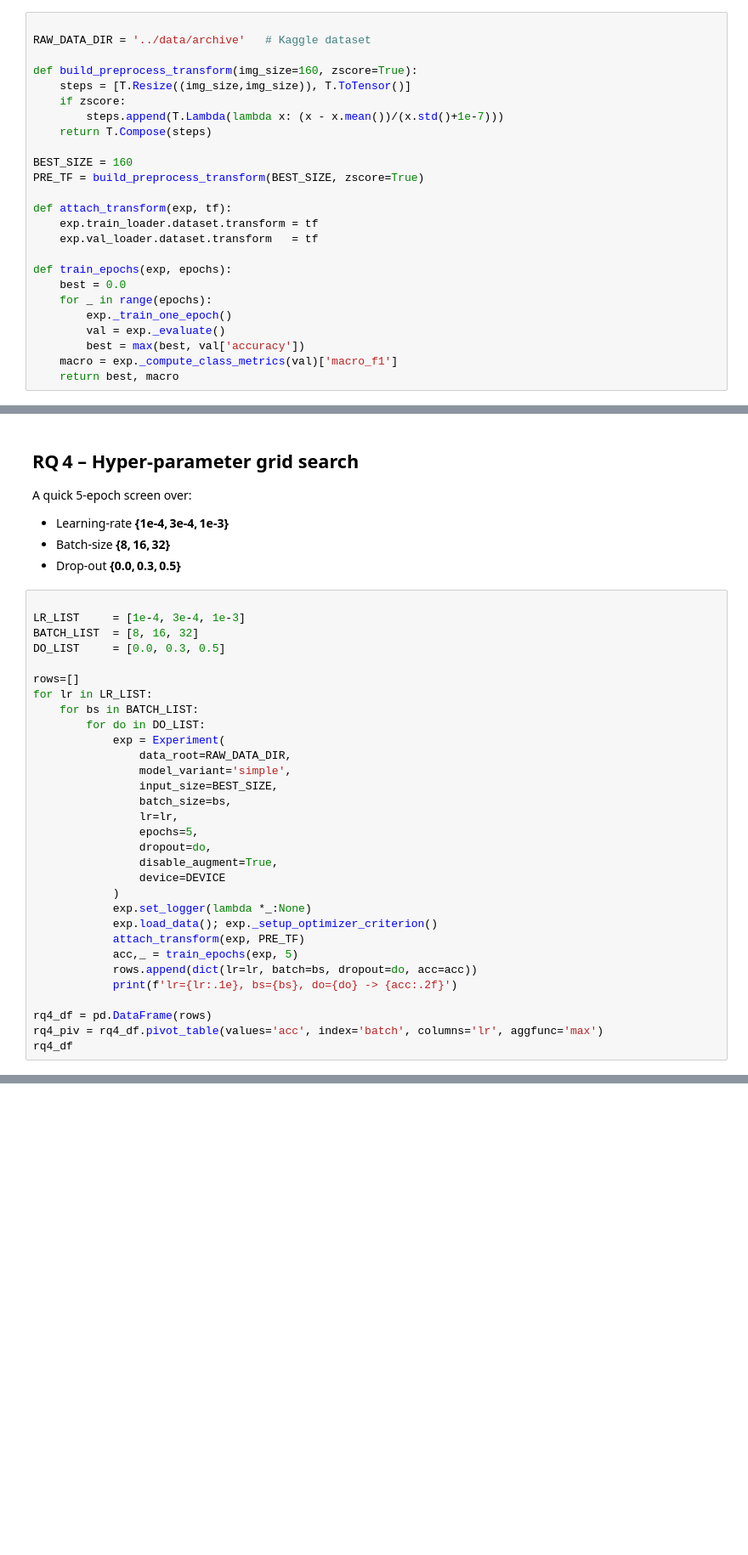
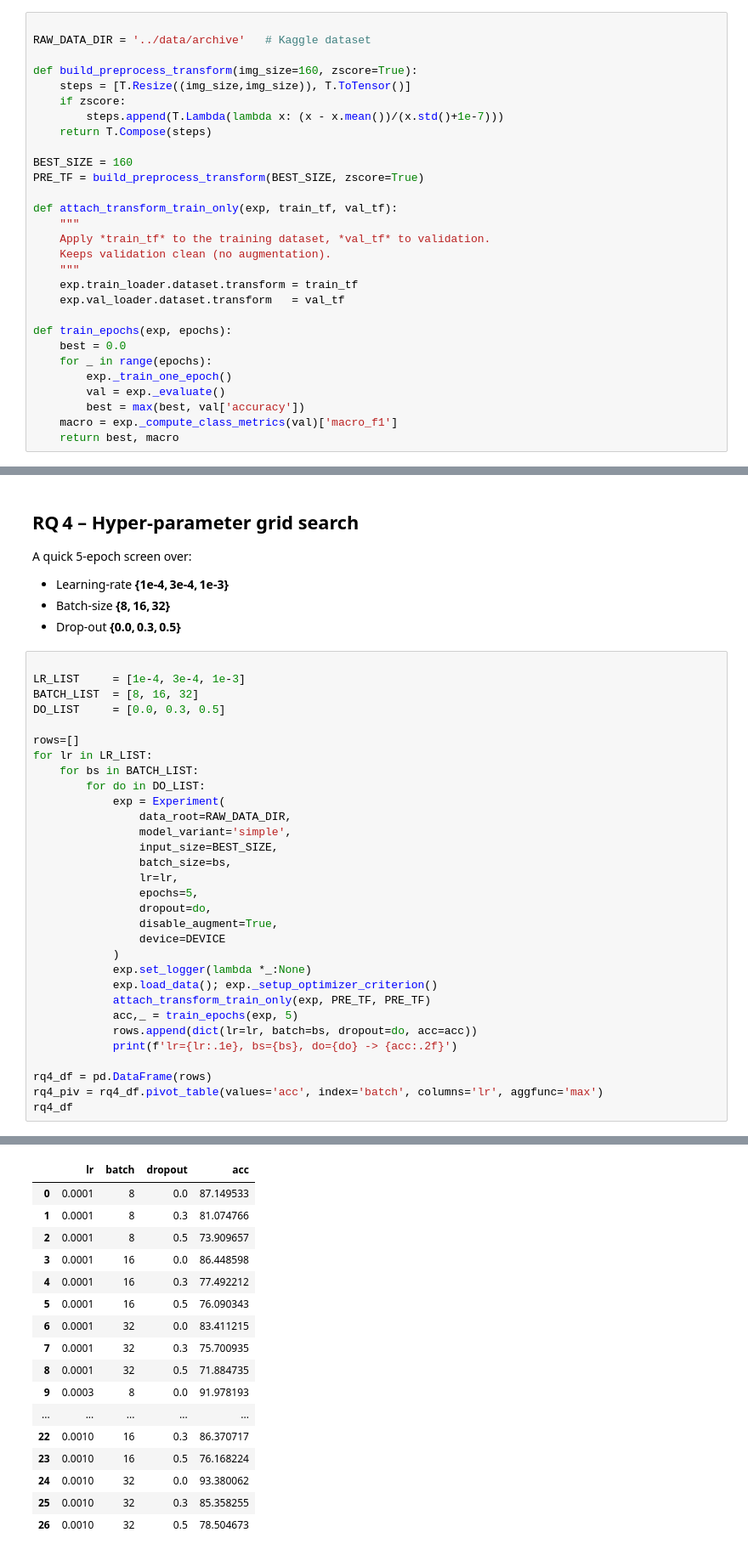
Before and after one commit to YannKleees/team09, a Jupyter notebook: notebooks/RQ3_RQ4_RQ6.ipynb, the cells around one changed output, grey strips where cells are left out. Shown at 85% size. Saved outputs shown, nothing was run; the diff lists cells and outputs as text; blank space fills up the shorter version.

```diff
--- a/notebooks/RQ3_RQ4_RQ6.ipynb
+++ b/notebooks/RQ3_RQ4_RQ6.ipynb
@@ -50,9 +52,13 @@ def build_preprocess_transform(img_size=160, zscore=True):
 BEST_SIZE = 160
 PRE_TF = build_preprocess_transform(BEST_SIZE, zscore=True)
 
-def attach_transform(exp, tf):
-    exp.train_loader.dataset.transform = tf
-    exp.val_loader.dataset.transform   = tf
+def attach_transform_train_only(exp, train_tf, val_tf):
+    """
+    Apply *train_tf* to the training dataset, *val_tf* to validation.
+    Keeps validation clean (no augmentation).
+    """
+    exp.train_loader.dataset.transform = train_tf
+    exp.val_loader.dataset.transform   = val_tf
 
 def train_epochs(exp, epochs):
     best = 0.0
@@ -178,7 +201,7 @@ for lr in LR_LIST:
             )
             exp.set_logger(lambda *_:None)
             exp.load_data(); exp._setup_optimizer_criterion()
-            attach_transform(exp, PRE_TF)
+            attach_transform_train_only(exp, PRE_TF, PRE_TF)
             acc,_ = train_epochs(exp, 5)
             rows.append(dict(lr=lr, batch=bs, dropout=do, acc=acc))
             print(f'lr={lr:.1e}, bs={bs}, do={do} -> {acc:.2f}')
@@ -186,3 +209,4 @@ for lr in LR_LIST:
 rq4_df = pd.DataFrame(rows)
 rq4_piv = rq4_df.pivot_table(values='acc', index='batch', columns='lr', aggfunc='max')
 rq4_df
+# %% [output]
@@ -189,3 +230,20 @@ rq4_df
+|  | lr | batch | dropout | acc |
+| 0 | 0.0001 | 8 | 0.0 | 87.149533 |
+| 1 | 0.0001 | 8 | 0.3 | 81.074766 |
+| 2 | 0.0001 | 8 | 0.5 | 73.909657 |
+| 3 | 0.0001 | 16 | 0.0 | 86.448598 |
+| 4 | 0.0001 | 16 | 0.3 | 77.492212 |
+| 5 | 0.0001 | 16 | 0.5 | 76.090343 |
+| 6 | 0.0001 | 32 | 0.0 | 83.411215 |
+| 7 | 0.0001 | 32 | 0.3 | 75.700935 |
+| 8 | 0.0001 | 32 | 0.5 | 71.884735 |
+| 9 | 0.0003 | 8 | 0.0 | 91.978193 |
+| ... | ... | ... | ... | ... |
+| 22 | 0.0010 | 16 | 0.3 | 86.370717 |
+| 23 | 0.0010 | 16 | 0.5 | 76.168224 |
+| 24 | 0.0010 | 32 | 0.0 | 93.380062 |
+| 25 | 0.0010 | 32 | 0.3 | 85.358255 |
+| 26 | 0.0010 | 32 | 0.5 | 78.504673 |
 # %%
 
 plt.figure(figsize=(6,3))
```
Also changed, not shown: parts of 10 cells of this notebook, 1 other file.
